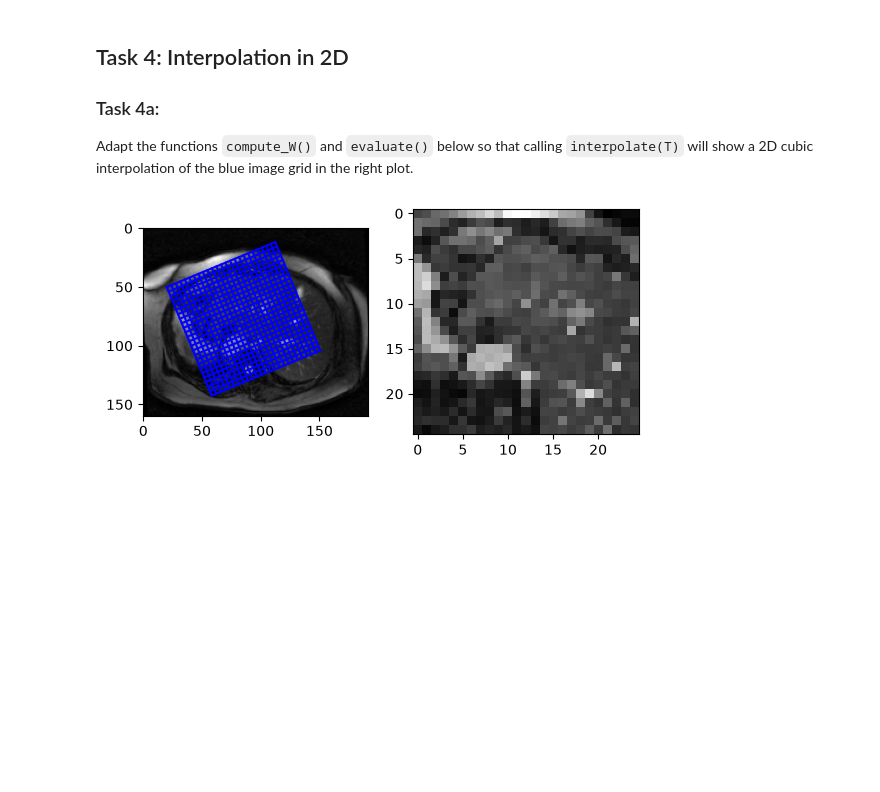
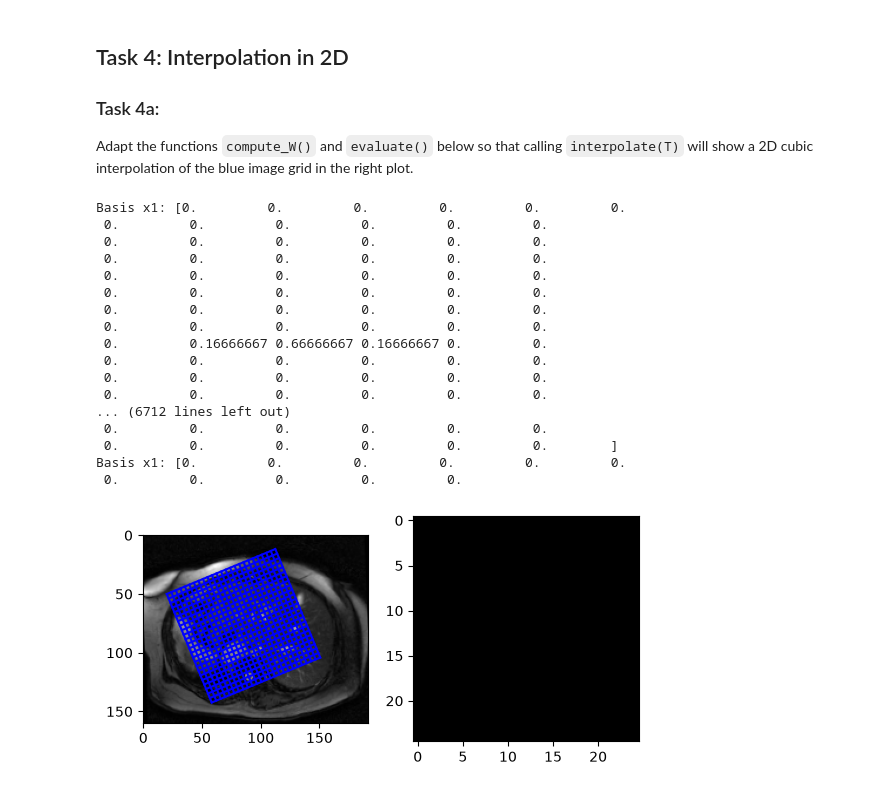
Before and after one commit to gallego-c/medical-image-analysis-lab1, a Jupyter notebook: Ex1/Ex1.ipynb, the cells around one changed output. Saved outputs shown, nothing was run; the diff lists cells and outputs as text; code cells hidden in the pictures; blank space fills up the shorter version.

```diff
--- a/Ex1/Ex1.ipynb
+++ b/Ex1/Ex1.ipynb
@@ -322,10 +302,17 @@ def evaluate(W, x1_interp, x2_interp):
 
     basis_x2 = np.zeros(W.shape[1])
 
-    for j in range(W.shape[0]):
-        basis_x1[j] = b_spline(x1_interp - j, 3)
+    for j in range(W.shape[1]):
+        basis_x2[j] = b_spline(x2_interp - j, 3)
 
-    return basis_x1 @ W @ basis_x2
+    print("Basis x1:", basis_x1)
+    print("Basis x2:", basis_x2)
+
+    for i in range(W.shape[0]):
+        for j in range(W.shape[1]):
+            value = value + W[i, j] * basis_x1[i] * basis_x2[j]
+
+    return value
 
 
 def interpolate(T):
@@ -337,31 +324,49 @@ def interpolate(T):
     num_points = 25
     alpha = np.pi/8
     orig = (50, 20)
     X, Y = np.meshgrid(np.linspace(0, 100, num_points),
                        np.linspace(0, 100, num_points), indexing='ij' )
     X1_interp = np.cos(alpha) * X - np.sin(alpha) * Y + orig[0]
     X2_interp = np.sin(alpha) * X + np.cos(alpha) * Y + orig[1]
 
     # illustrate the location of the image grid
     fig, ax = plt.subplots(1,2)
     ax[0].imshow(T, cmap='gray')
     for i in range(X1_interp.shape[0]):
         ax[0].plot(X2_interp[i,:], X1_interp[i,:], color='b')
     for i in range(X1_interp.shape[1]):
         ax[0].plot(X2_interp[:,i], X1_interp[:,i], color='b')
 
     # compute the interpolated image
     W = compute_W(T)
     T_interp = np.zeros_like(X1_interp)
+
     for row in range(X1_interp.shape[0]):
         for col in range(X1_interp.shape[1]):
             x1_interp, x2_interp = X1_interp[row, col], X2_interp[row, col]
             value = evaluate(W, x1_interp, x2_interp)
             T_interp[row, col] = value
 
     # show the interpolated image
     ax[1].imshow(T_interp, cmap='gray')
 
 interpolate(T)
 # %% [output]
+Basis x1: [0.         0.         0.         0.         0.         0.
+ 0.         0.         0.         0.         0.         0.
+ 0.         0.         0.         0.         0.         0.
+ 0.         0.         0.         0.         0.         0.
+ 0.         0.         0.         0.         0.         0.
+ 0.         0.         0.         0.         0.         0.
+ 0.         0.         0.         0.         0.         0.
+ 0.         0.         0.         0.         0.         0.
+ 0.         0.16666667 0.66666667 0.16666667 0.         0.
+ 0.         0.         0.         0.         0.         0.
+ 0.         0.         0.         0.         0.         0.
+ 0.         0.         0.         0.         0.         0.
+... (6712 lines left out)
+ 0.         0.         0.         0.         0.         0.
+ 0.         0.         0.         0.         0.         0.        ]
+Basis x1: [0.         0.         0.         0.         0.         0.
+ 0.         0.         0.         0.         0.
-[figure, old version]
+[figure, new version]
```
Also changed, not shown: parts of 5 cells of this notebook.
